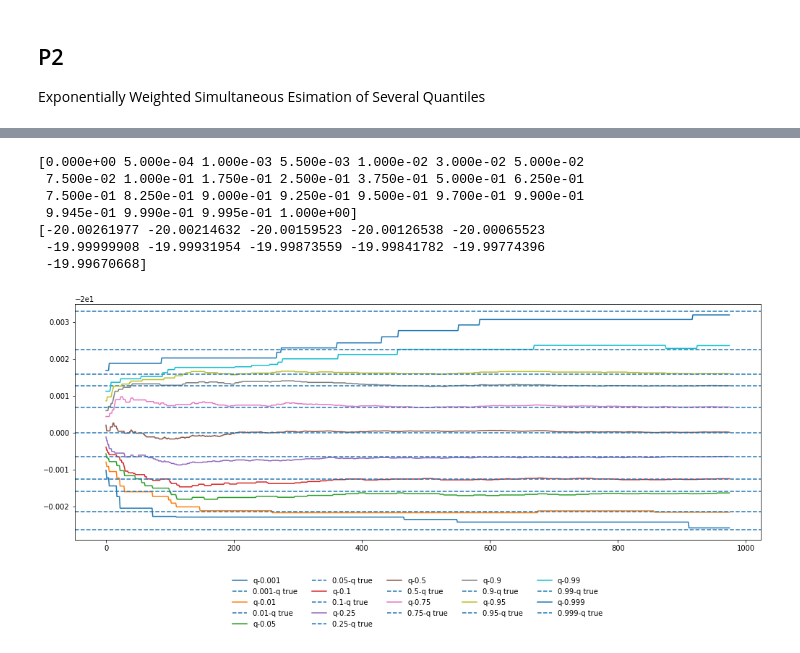
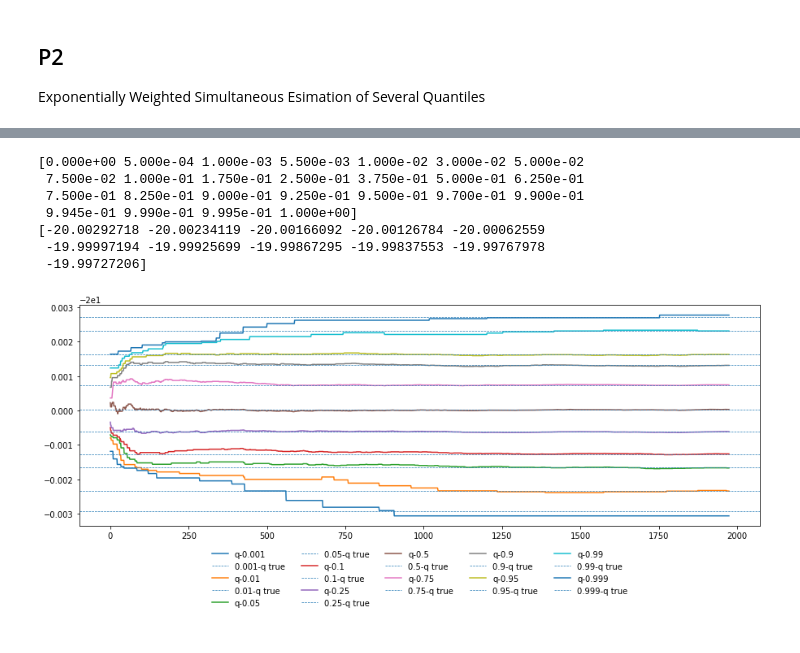
Before and after one commit to chengsoonong/eheye, a Jupyter notebook: QuantEst/sgd_est_experiment/Multi.ipynb, the cells around one changed output, grey strips where cells are left out. Drawn from its saved outputs; the diff is of its cells as text; code cells hidden in the pictures.

```diff
--- a/QuantEst/sgd_est_experiment/Multi.ipynb
+++ b/QuantEst/sgd_est_experiment/Multi.ipynb
@@ -253,6 +253,32 @@ Not going to implement this
 ## P2
 
 Exponentially Weighted Simultaneous Esimation of Several Quantiles
+# %%
+def extend_tau_lst(tau_lst):
+    # extend tau_lst from [tau_1, ... tau_k] to
+    # [tau_1/2, tau_1, (tau_1 + tau_k)/2]
+    k = len(tau_lst)
+    help_lst = np.zeros(k+2)
+    for i,x in enumerate(tau_lst):
+        help_lst[i+1] = x
+    help_lst[-1] = 1
+
+    m = k*2+1
+    ext_tau_lst = np.zeros(m)
+    for i in range(len(ext_tau_lst)):
+        k = int(i/2)
+        if i%2 == 0:
+            ext_tau_lst[i] = (help_lst[k] + help_lst[k+1])*0.5
+        else:
+            ext_tau_lst[i] = help_lst[k+1]
+
+    ext_two_lst = np.zeros(m+2)
+    ext_two_lst[0] = 0
+    ext_two_lst[-1] = 1
+    for i, t in enumerate(ext_tau_lst):
+        ext_two_lst[i+1] = t
+
+    return ext_two_lst
 # %%
 def find_k(x, q_lst):
     rtn = len(q_lst)-2
@@ -371,7 +391,8 @@ def get_original_lst(ext_lst):
 # %%
 def test(tau_lst):
     print (extend_tau_lst(tau_lst))
-    dt = np.random.normal(-20, 0.001, 1000)
+    dt = np.random.normal(-20, 0.001, 2000)
+#     dt = np.append(dt, np.random.uniform(20, 60, 2000))
     L = len((extend_tau_lst(tau_lst)))
     q_true=np.percentile(dt, np.array(tau_lst) * 100)
     q_lst= ext_p2(dt, tau_lst)
@@ -385,18 +406,19 @@ print (true_q)
  7.500e-02 1.000e-01 1.750e-01 2.500e-01 3.750e-01 5.000e-01 6.250e-01
  7.500e-01 8.250e-01 9.000e-01 9.250e-01 9.500e-01 9.700e-01 9.900e-01
  9.945e-01 9.990e-01 9.995e-01 1.000e+00]
-[-20.00261977 -20.00214632 -20.00159523 -20.00126538 -20.00065523
- -19.99999908 -19.99931954 -19.99873559 -19.99841782 -19.99774396
- -19.99670668]
+[-20.00292718 -20.00234119 -20.00166092 -20.00126784 -20.00062559
+ -19.99997194 -19.99925699 -19.99867295 -19.99837553 -19.99767978
+ -19.99727206]
 # %%
 ext_tau_lst = np.round(extend_tau_lst(tau_lst), 4)
 
-fig, (ax2) = plt.subplots(1, 1, figsize = (17, 6))
+fig, (ax2) = plt.subplots(1, 1, figsize = (15, 5))
 for i in range(len(tau_lst)):
     ax2.plot(q_res[(i+1)*2], label = 'q-{}'.format(tau_lst[i]))
-    ax2.axhline(true_q[i], linestyle='--',label=(str(tau_lst[i])+'-q true'))
+    ax2.axhline(true_q[i], linestyle='--',linewidth = 0.7, label=(str(tau_lst[i])+'-q true'))
 lgd = ax2.legend(loc='lower center', bbox_to_anchor=(0.5, -0.4),
             frameon=False, ncol=5)
 plt.show()
+fig.savefig("P2_std_001.png")
 # %% [output]
-[figure, old version]
+[figure, new version]
```
Also changed, not shown: parts of 3 cells of this notebook, 7 other files.
